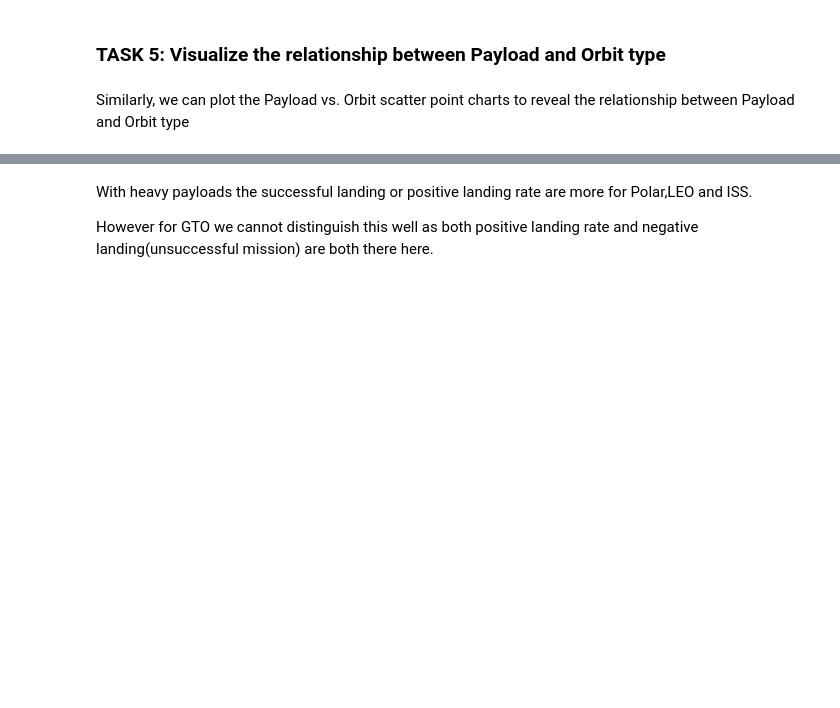
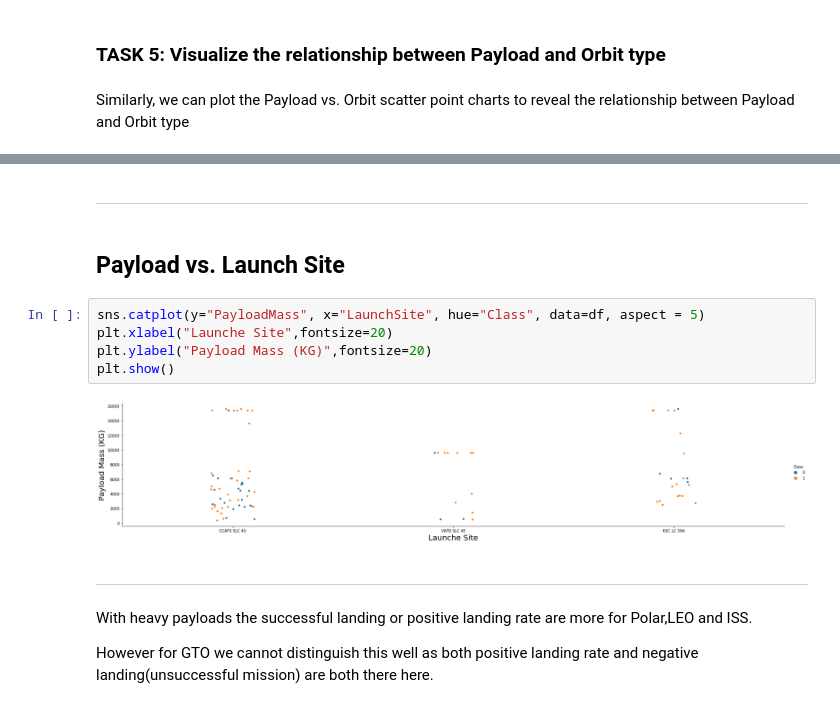
Before and after one commit to FlatEric86/IBM_Coursera_data_science_course, a Jupyter notebook: EDA_with_Data_Visualization.ipynb, the cells around one changed output, grey strips where cells are left out. Drawn from its saved outputs; the diff is of its cells as text; blank space fills up the shorter version.

```diff
--- a/EDA_with_Data_Visualization.ipynb
+++ b/EDA_with_Data_Visualization.ipynb
@@ -153,3 +153,16 @@ plt.show()
+# %% [markdown]
+---
+# %% [markdown]
+## Payload vs. Launch Site
+# %%
+sns.catplot(y="PayloadMass", x="LaunchSite", hue="Class", data=df, aspect = 5)
+plt.xlabel("Launche Site",fontsize=20)
+plt.ylabel("Payload Mass (KG)",fontsize=20)
+plt.show()
+# %% [output]
+[figure, added]
+# %% [markdown]
+---
 # %% [markdown]
 With heavy payloads the successful landing or positive landing rate are more for Polar,LEO and ISS.
 
```
Also changed, not shown: parts of 6 cells of this notebook.
